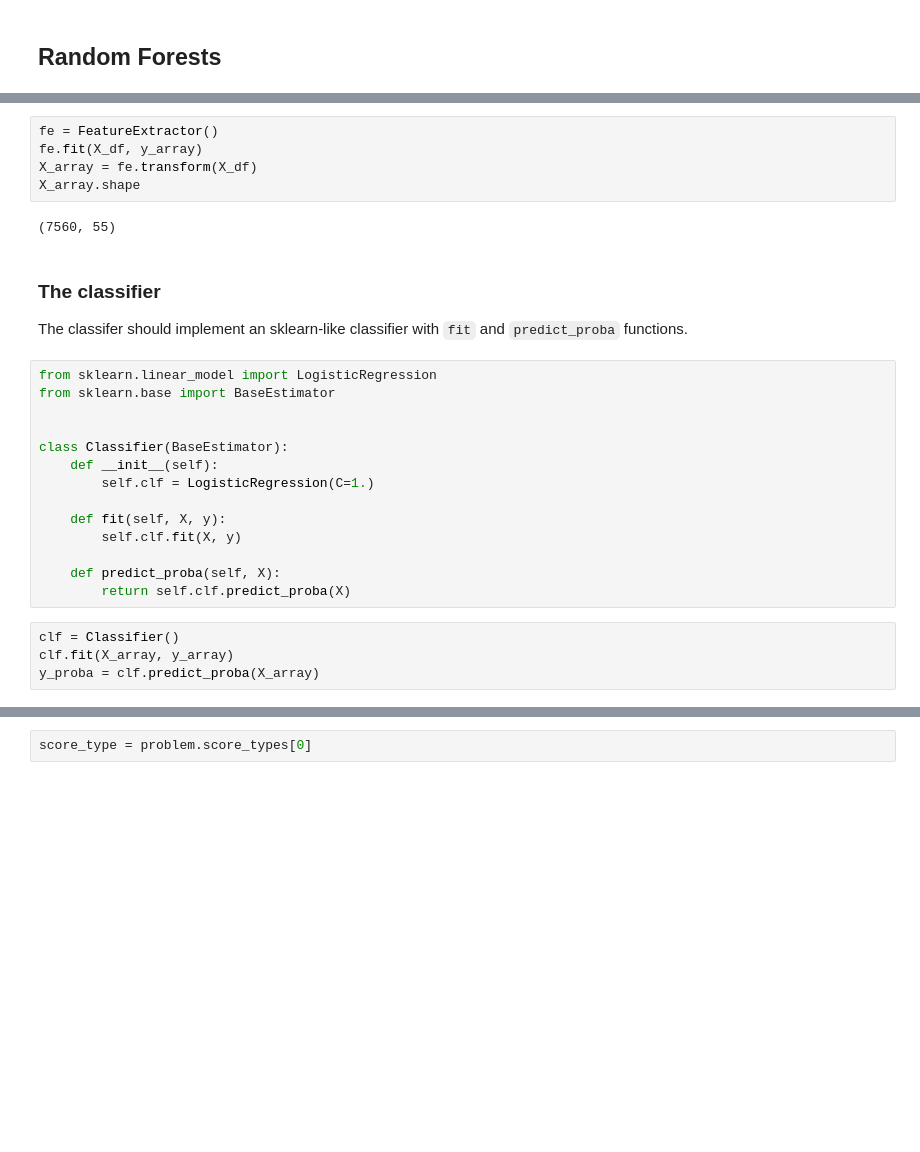
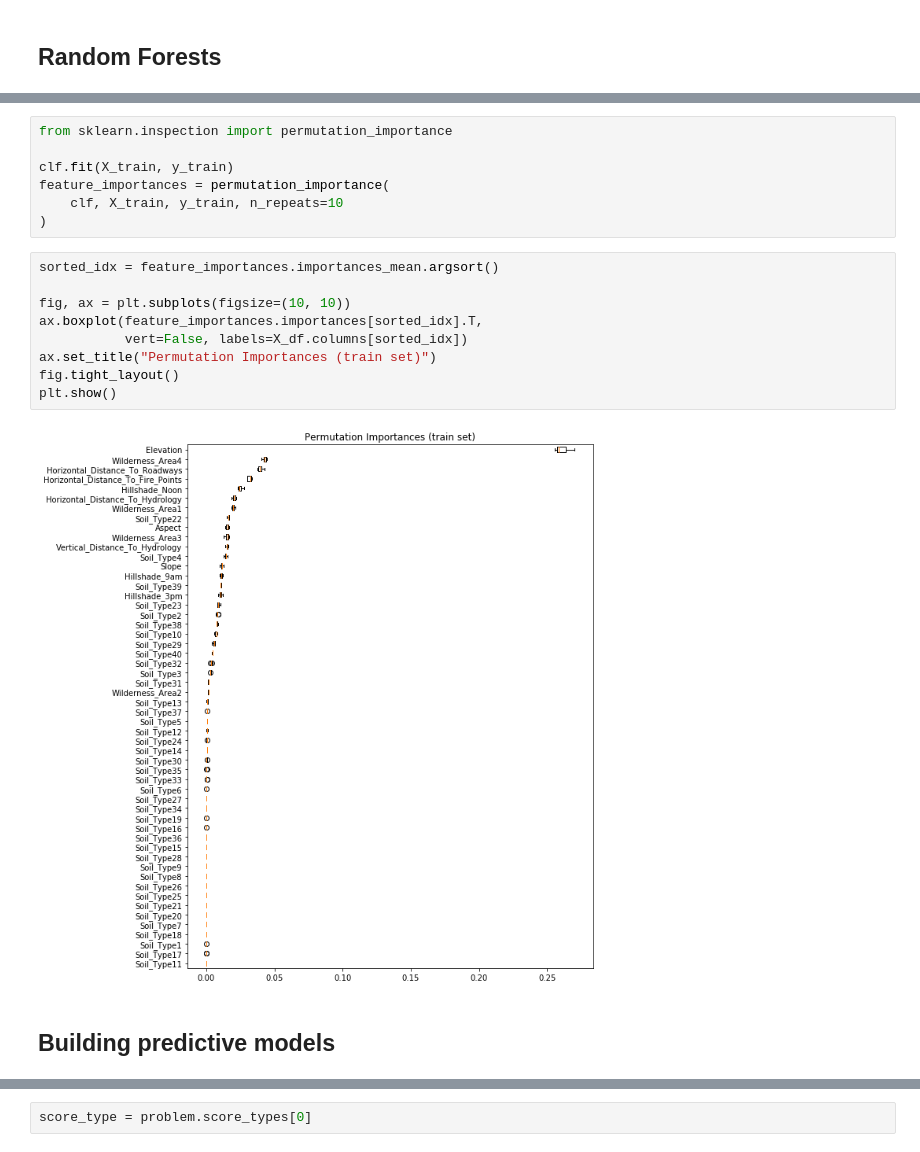
Before and after one commit to ramp-kits/covertype, a Jupyter notebook: covertype_starting_kit.ipynb, the cells around one changed output, grey strips where cells are left out. Drawn from its saved outputs; the diff is of its cells as text; blank space fills up the shorter version.

```diff
--- a/covertype_starting_kit.ipynb
+++ b/covertype_starting_kit.ipynb
@@ -197,29 +147,20 @@ class FeatureExtractor():
-# %%
-fe = FeatureExtractor()
-fe.fit(X_df, y_array)
-X_array = fe.transform(X_df)
-X_array.shape
-# %% [output]
-(7560, 55)
-# %% [markdown]
-### The classifier
-
-The classifer should implement an sklearn-like classifier with `fit` and `predict_proba` functions.
-# %%
-from sklearn.linear_model import LogisticRegression
-from sklearn.base import BaseEstimator
-
-
-class Classifier(BaseEstimator):
-    def __init__(self):
-        self.clf = LogisticRegression(C=1.)
-
-    def fit(self, X, y):
-        self.clf.fit(X, y)
-
-    def predict_proba(self, X):
-        return self.clf.predict_proba(X)
-# %%
-clf = Classifier()
-clf.fit(X_array, y_array)
-y_proba = clf.predict_proba(X_array)
+# %%
+from sklearn.inspection import permutation_importance
+
+clf.fit(X_train, y_train)
+feature_importances = permutation_importance(
+    clf, X_train, y_train, n_repeats=10
+)
+# %%
+sorted_idx = feature_importances.importances_mean.argsort()
+
+fig, ax = plt.subplots(figsize=(10, 10))
+ax.boxplot(feature_importances.importances[sorted_idx].T,
+           vert=False, labels=X_df.columns[sorted_idx])
+ax.set_title("Permutation Importances (train set)")
+fig.tight_layout()
+plt.show()
+# %% [output]
+[figure, added]
+# %% [markdown]
+## Building predictive models
```
Also changed, not shown: parts of 25 cells of this notebook, 11 other files.
